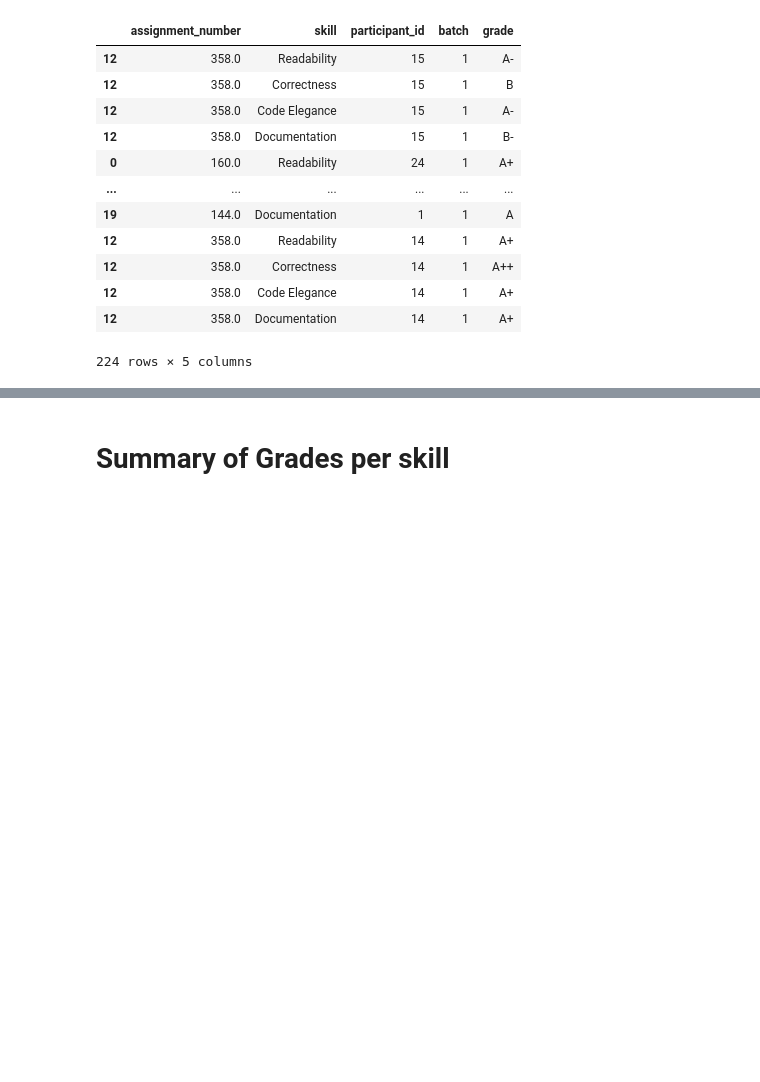
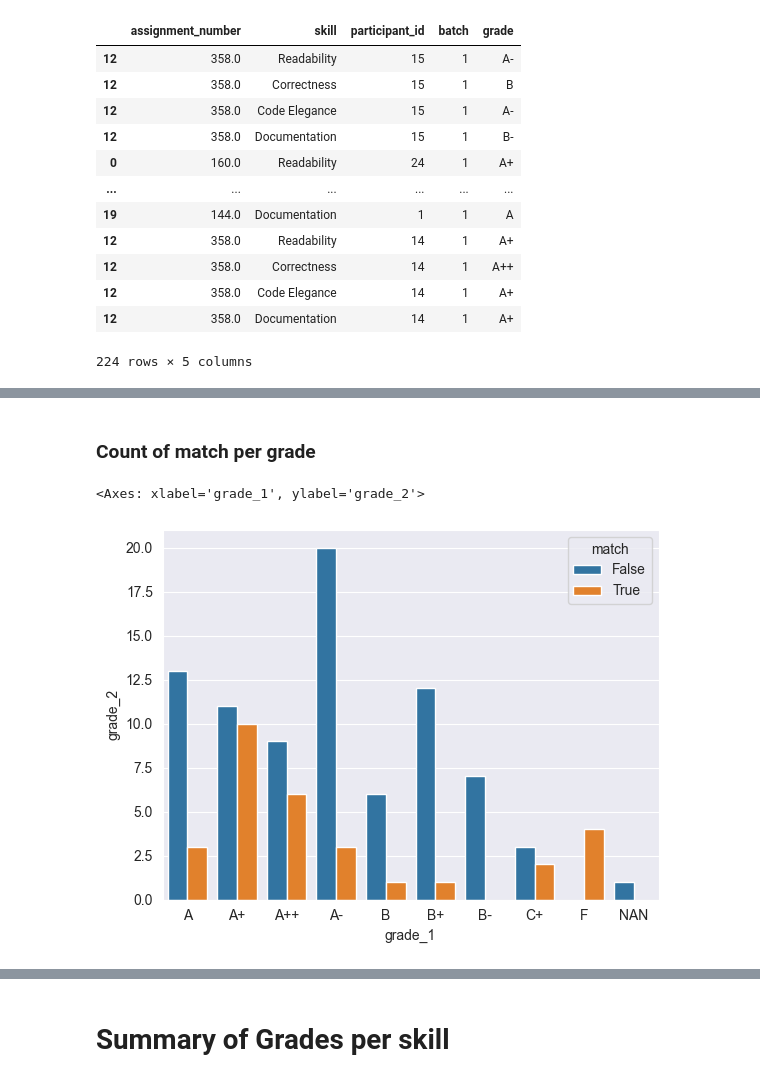
Before and after one commit to m-messer/Consistency_In_Grading_Analysis, a Jupyter notebook: grades_analysis.ipynb, the cells around one changed output, grey strips where cells are left out. Drawn from its saved outputs; the diff is of its cells as text; code cells hidden in the pictures; blank space fills up the shorter version.

```diff
--- a/grades_analysis.ipynb
+++ b/grades_analysis.ipynb
@@ -183,0 +201,7 @@ ValueError: setting an array element with a sequence. The requested array has an
+# %% [markdown]
+### Count of match per grade
+# %%
+sns.barplot(match_df.groupby(['grade_1', 'match']).count(), x='grade_1', y='grade_2', hue='match')
+# %% [output]
+<Axes: xlabel='grade_1', ylabel='grade_2'>
+[figure, added]
```
Also changed, not shown: parts of 13 cells of this notebook.
